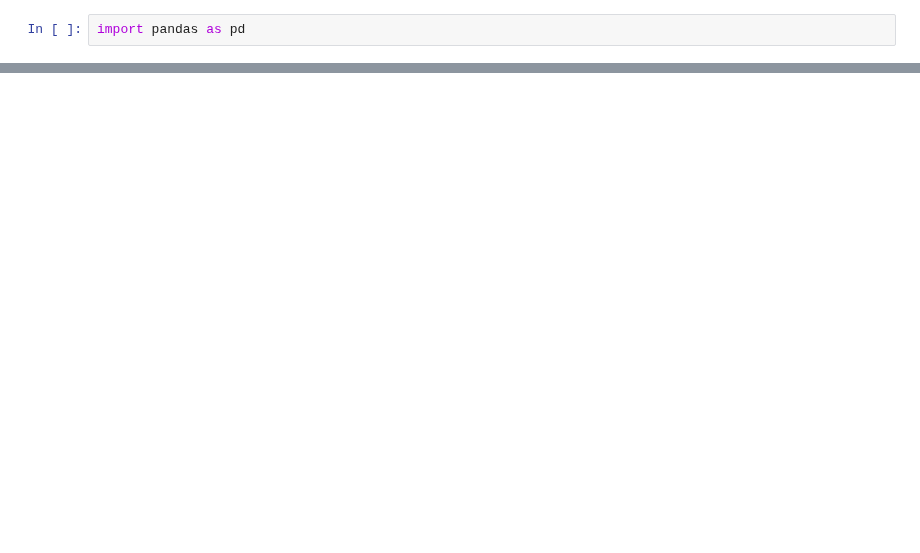
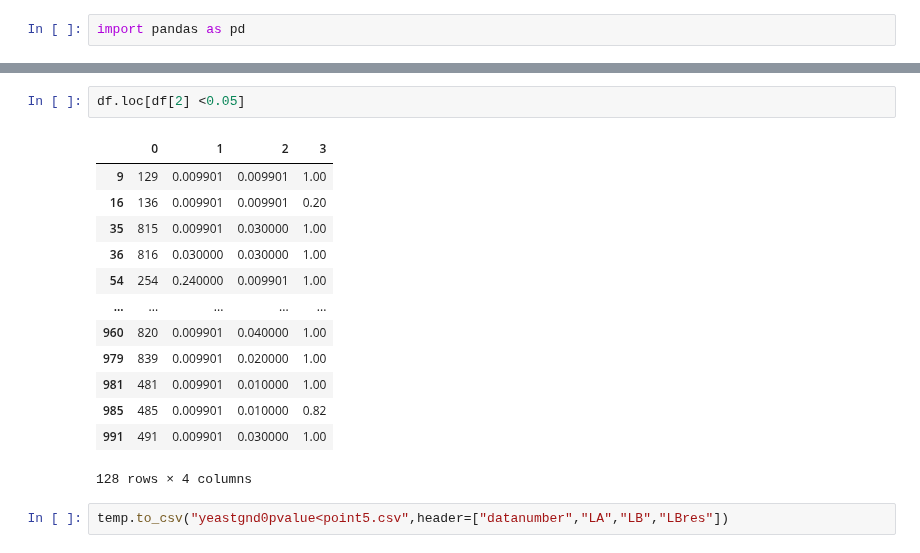
Before and after one commit to BIRDSgroup/NLCD, a Jupyter notebook: testing_qsub_parallelizing/CITNonLinear_Qsubyeastgnd0/check_textfile.ipynb, the cells around one changed output, grey strips where cells are left out. Cells and saved outputs as stored; diff of their text form; blank space fills up the shorter version.

```diff
--- a/testing_qsub_parallelizing/CITNonLinear_Qsubyeastgnd0/check_textfile.ipynb
+++ b/testing_qsub_parallelizing/CITNonLinear_Qsubyeastgnd0/check_textfile.ipynb
@@ -23,0 +42,18 @@ df.to_csv("Linearresults.csv",header=["datanumber","LA","LB","LBres"])
+# %%
+df.loc[df[2] <0.05]
+# %% [output]
+|  | 0 | 1 | 2 | 3 |
+| 9 | 129 | 0.009901 | 0.009901 | 1.00 |
+| 16 | 136 | 0.009901 | 0.009901 | 0.20 |
+| 35 | 815 | 0.009901 | 0.030000 | 1.00 |
+| 36 | 816 | 0.030000 | 0.030000 | 1.00 |
+| 54 | 254 | 0.240000 | 0.009901 | 1.00 |
+| ... | ... | ... | ... | ... |
+| 960 | 820 | 0.009901 | 0.040000 | 1.00 |
+| 979 | 839 | 0.009901 | 0.020000 | 1.00 |
+| 981 | 481 | 0.009901 | 0.010000 | 1.00 |
+| 985 | 485 | 0.009901 | 0.010000 | 0.82 |
+| 991 | 491 | 0.009901 | 0.030000 | 1.00 |
+128 rows × 4 columns
+# %%
+temp.to_csv("yeastgnd0pvalue<point5.csv",header=["datanumber","LA","LB","LBres"])
```
Also changed, not shown: parts of 6 cells of this notebook, 8 other files.
